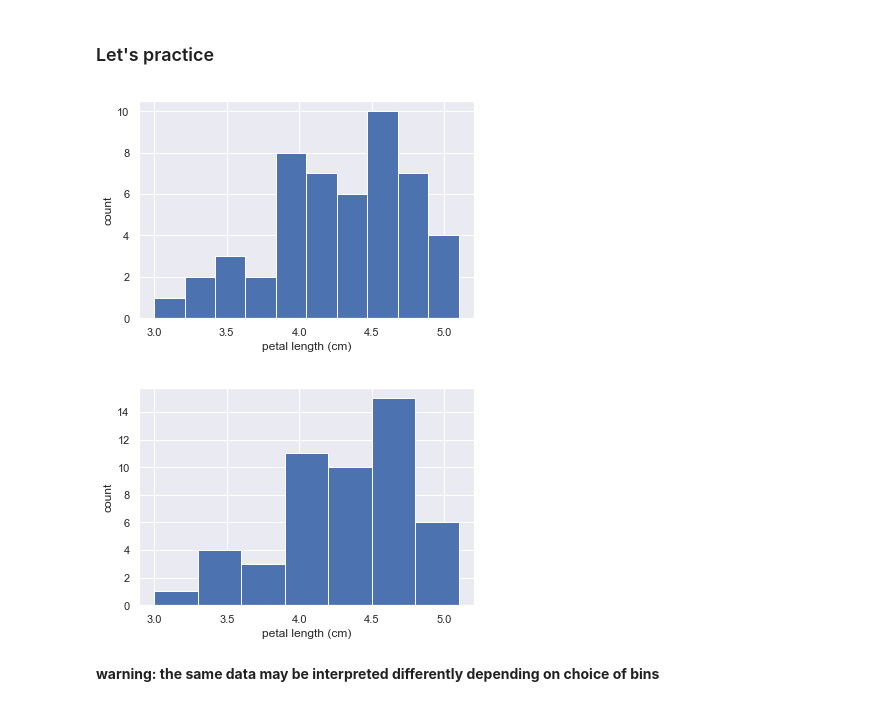
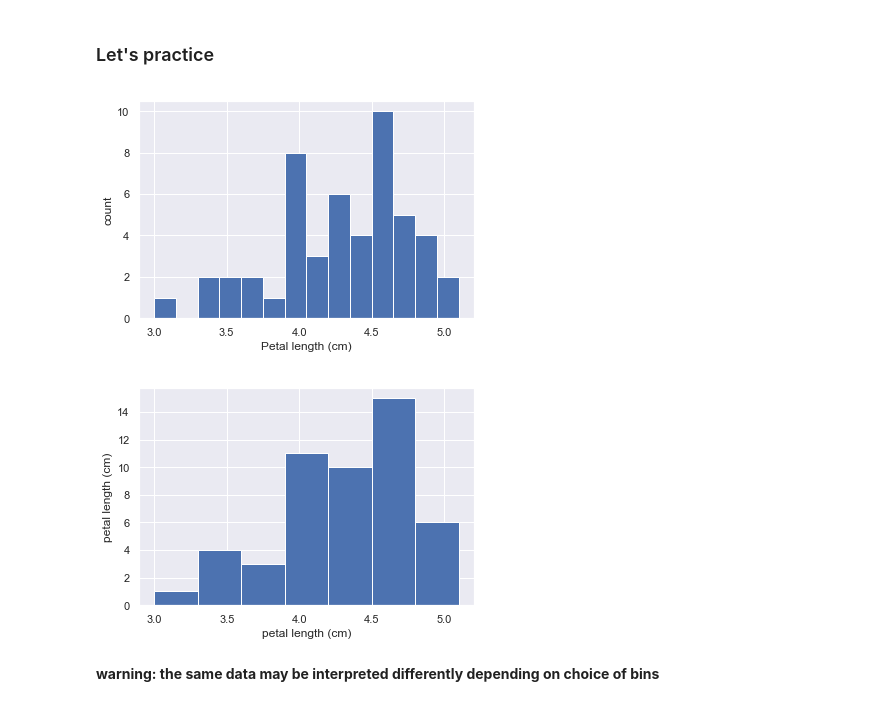
Before and after one commit to kwarodom/100DaysMLCodeChallenge, a Jupyter notebook: Week1 All Basics/Lecture3 Basic Math/3. Graphical Exploratory Data Analysis/Introduction to Exploratory Data Analysis.ipynb, the cells around one changed output. Cells and saved outputs as stored; diff of their text form; code cells hidden in the pictures.

```diff
--- a/Week1 All Basics/Lecture3 Basic Math/3. Graphical Exploratory Data Analysis/Introduction to Exploratory Data Analysis.ipynb
+++ b/Week1 All Basics/Lecture3 Basic Math/3. Graphical Exploratory Data Analysis/Introduction to Exploratory Data Analysis.ipynb
@@ -70,42 +85,36 @@ Axis labels!
 100xp
 In the last exercise, you made a nice histogram of petal lengths of Iris versicolor,
 but you didn't label the axes! That's ok; it's not your fault since we didn't ask you to.
 Now, add axis labels to the plot using plt.xlabel() and plt.ylabel(). Don't forget to add
 units and assign both statements to _. The packages matplotlib.pyplot and seaborn are already
 imported with their standard aliases. This will be the case in what follows, unless specified
 otherwise.
 
 Instructions
 Label the axes. Don't forget that you should always include units in your axis labels. Your
 y-axis label is just 'count'. Your x
 -axis label is 'petal length (cm)'. The units are essential!
 Display the plot constructed in the above steps using plt.show().
 '''
 # Import plotting modules
 import numpy as np
 import matplotlib.pyplot as plt
 import seaborn as sns
 
 versicolor_petal_length = np.array([ 4.7,  4.5,  4.9,  4. ,  4.6,  4.5,  4.7,  3.3,  4.6,  3.9,  3.5,
         4.2,  4. ,  4.7,  3.6,  4.4,  4.5,  4.1,  4.5,  3.9,  4.8,  4. ,
         4.9,  4.7,  4.3,  4.4,  4.8,  5. ,  4.5,  3.5,  3.8,  3.7,  3.9,
         5.1,  4.5,  4.5,  4.7,  4.4,  4.1,  4. ,  4.4,  4.6,  4. ,  3.3,
         4.2,  4.2,  4.2,  4.3,  3. ,  4.1])
 
 # Set default Seaborn style
 sns.set()
-
-# Plot histogram of versicolor petal lengths
-_ = plt.hist(versicolor_petal_length)
-
-# Label axes
-_ = plt.xlabel('petal length (cm)')
+_ = plt.hist(versicolor_petal_length, bins=14)
+_ = plt.xlabel('Petal length (cm)')
 _ = plt.ylabel('count')
-
-# Show histogram
 plt.show()
 # %% [output]
-[figure, old version]
+[figure, new version]
 # %%
 '''
 Adjusting the number of bins in a histogram
@@ -128,18 +137,8 @@ Instructions
 -Convert the number of bins to an integer using the built in int() function.
 -Generate the histogram and make sure to use the bins keyword argument.
 -Hit 'Submit Answer' to plot the figure and see the fruit of your labors!
-'''
-# Import numpy
-import numpy as np
-import matplotlib.pyplot as plt
-import seaborn as sns
 
-versicolor_petal_length = np.array([ 4.7,  4.5,  4.9,  4. ,  4.6,  4.5,  4.7,  3.3,  4.6,  3.9,  3.5,
-        4.2,  4. ,  4.7,  3.6,  4.4,  4.5,  4.1,  4.5,  3.9,  4.8,  4. ,
-        4.9,  4.7,  4.3,  4.4,  4.8,  5. ,  4.5,  3.5,  3.8,  3.7,  3.9,
-        5.1,  4.5,  4.5,  4.7,  4.4,  4.1,  4. ,  4.4,  4.6,  4. ,  3.3,
-        4.2,  4.2,  4.2,  4.3,  3. ,  4.1])
-
+Ans..
 # Compute number of data points: n_data
 n_data = len(versicolor_petal_length)
 
@@ -158,8 +157,28 @@ _ = plt.ylabel('count')
 
 # Show histogram
 plt.show()
+
+'''
+# Import numpy
+import numpy as np
+import matplotlib.pyplot as plt
+import seaborn as sns
+
+versicolor_petal_length = np.array([ 4.7,  4.5,  4.9,  4. ,  4.6,  4.5,  4.7,  3.3,  4.6,  3.9,  3.5,
+        4.2,  4. ,  4.7,  3.6,  4.4,  4.5,  4.1,  4.5,  3.9,  4.8,  4. ,
+        4.9,  4.7,  4.3,  4.4,  4.8,  5. ,  4.5,  3.5,  3.8,  3.7,  3.9,
+        5.1,  4.5,  4.5,  4.7,  4.4,  4.1,  4. ,  4.4,  4.6,  4. ,  3.3,
+        4.2,  4.2,  4.2,  4.3,  3. ,  4.1])
+
+lendata = len(versicolor_petal_length)
+sqr_bins = np.sqrt(lendata)
+n_bins = int(sqr_bins)
+_ = plt.hist(versicolor_petal_length,n_bins)
+_ = plt.xlabel("petal length (cm)")
+_ = plt.ylabel("petal length (cm)")
+plt.show()
 # %% [output]
-[figure, old version]
+[figure, new version]
 # %% [markdown]
 **warning: the same data may be interpreted differently depending on choice of bins**
 # %% [markdown]
```
Also changed, not shown: parts of 7 cells of this notebook, 2 other files.
